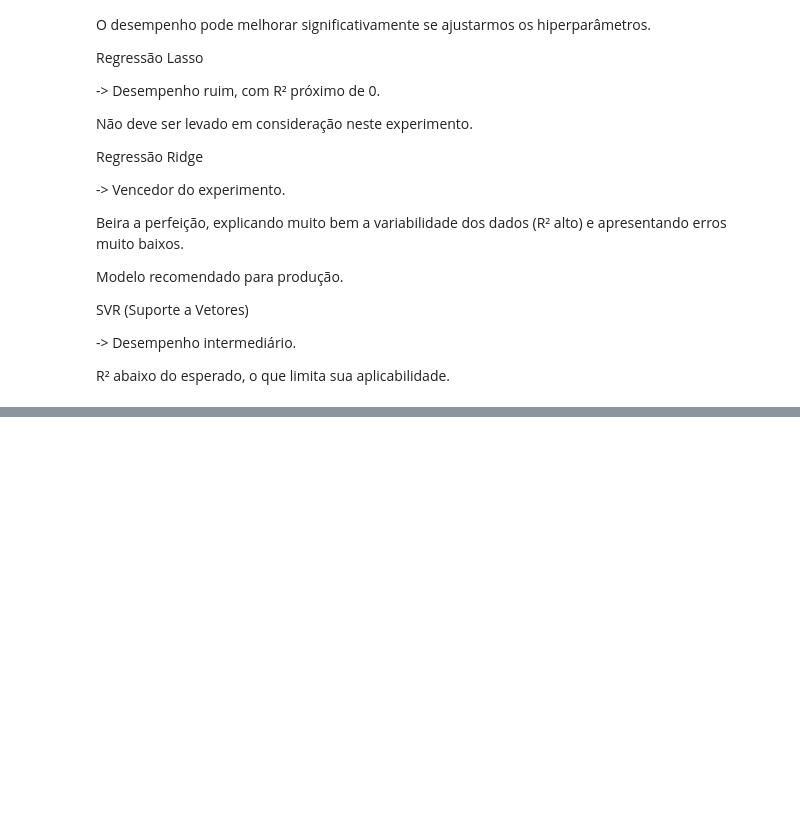
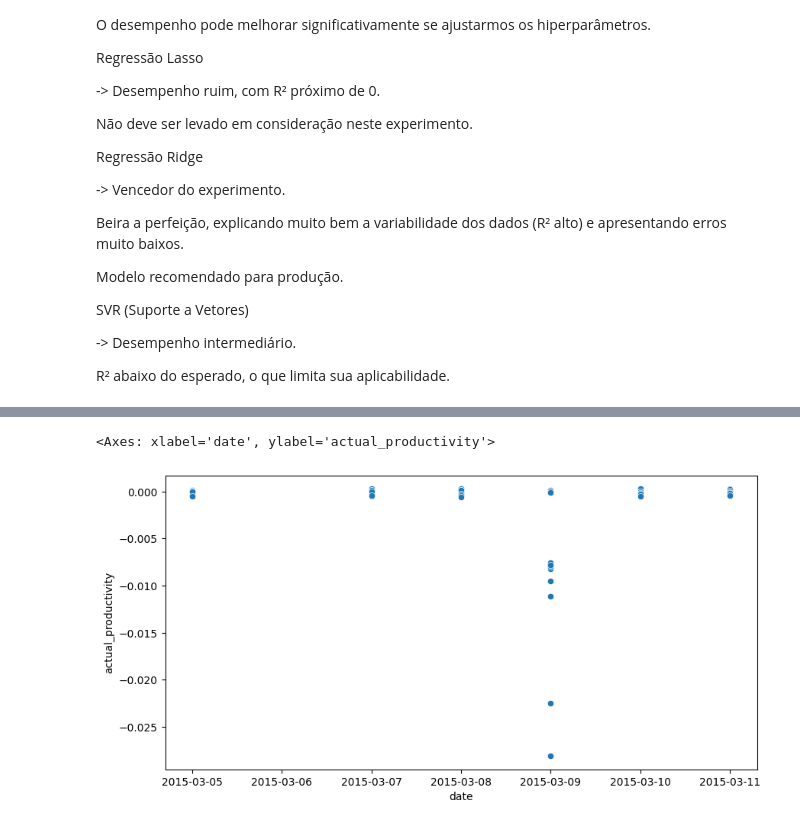
Before and after one commit to WesleySouza13/PRODUCTIVITY-PREDICTION-, a Jupyter notebook: Jupyter_notebook.ipynb, the cells around one changed output, grey strips where cells are left out. Saved outputs shown, nothing was run; the diff lists cells and outputs as text; code cells hidden in the pictures; blank space fills up the shorter version.

```diff
--- a/Jupyter_notebook.ipynb
+++ b/Jupyter_notebook.ipynb
@@ -627,0 +640,8 @@ R² abaixo do esperado, o que limita sua aplicabilidade.
+# %%
+#residuos
+plt.figure(figsize=(10,5))
+ridge_res = y_test - ridge_pred
+sns.scatterplot(ridge_res)
+# %% [output]
+<Axes: xlabel='date', ylabel='actual_productivity'>
+[figure, added]
```
Also changed, not shown: parts of 3 cells of this notebook.
